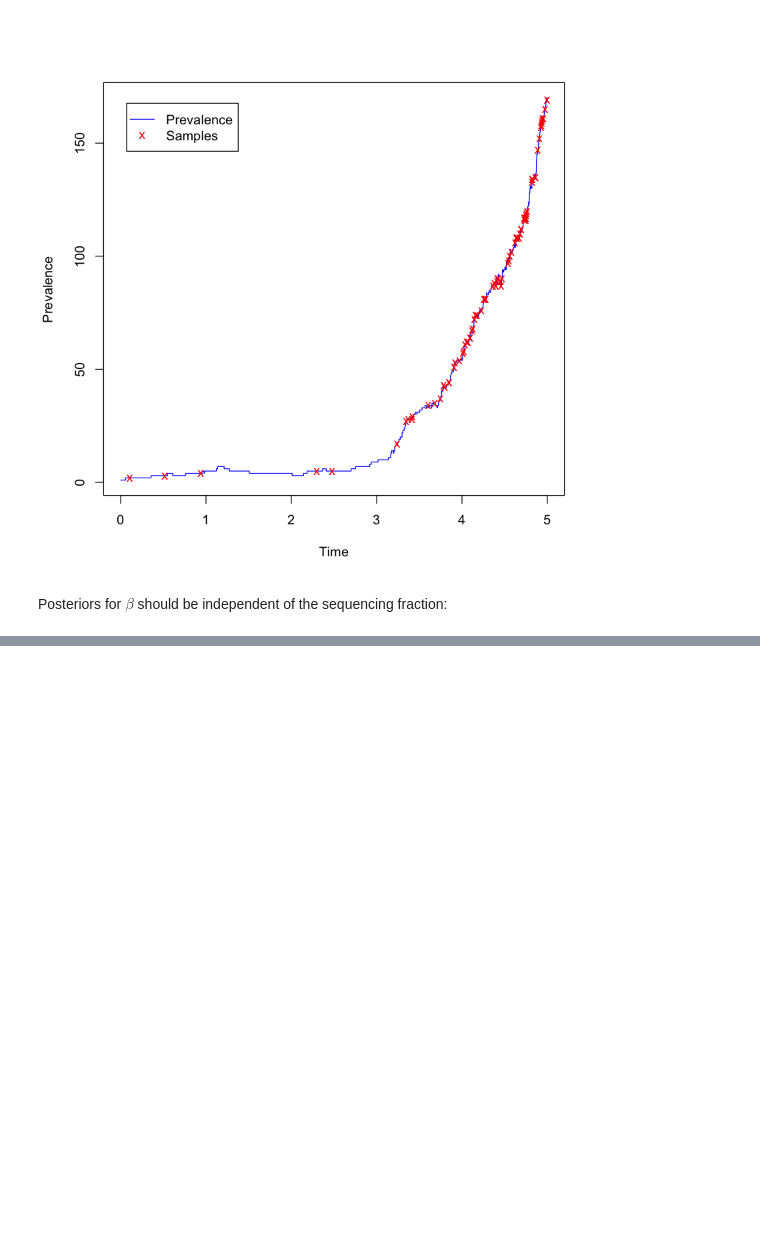
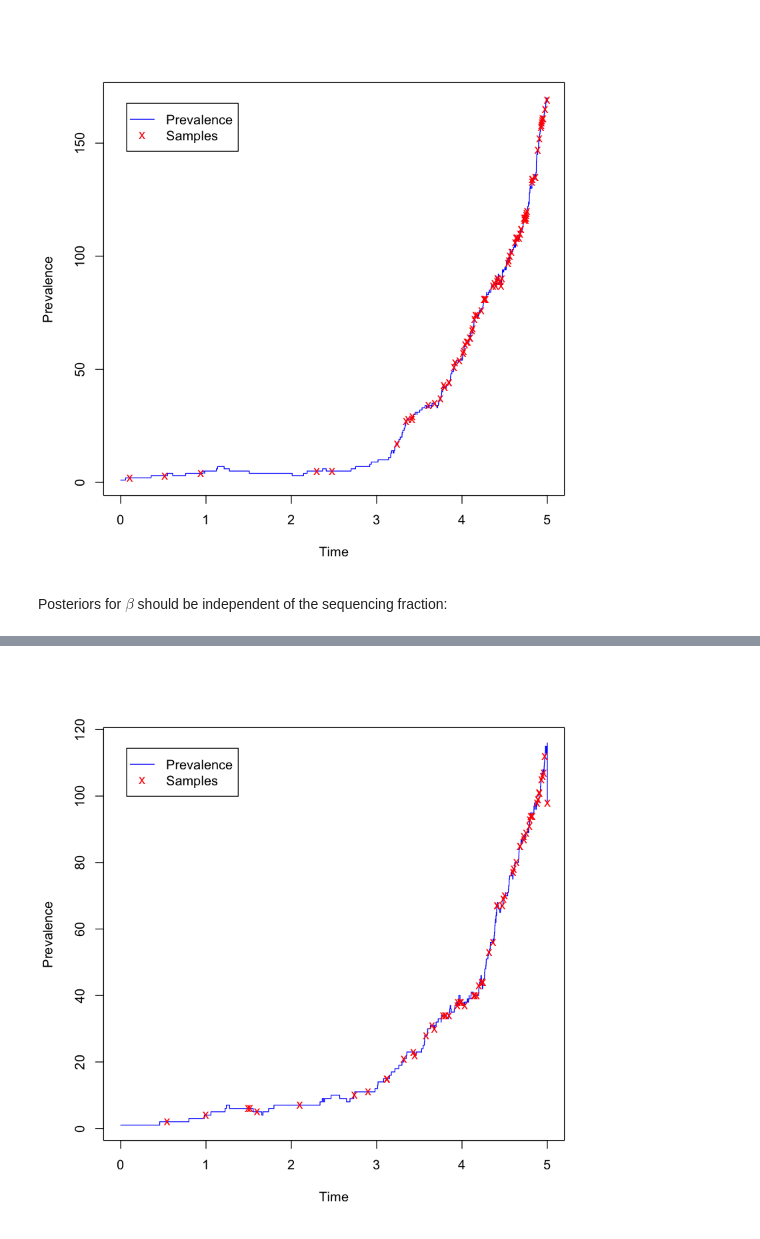
Before and after one commit to tgvaughan/EpiInf, a Jupyter notebook: validation/Incidence/Incidence_Validation.ipynb, the cells around one changed output, grey strips where cells are left out. Drawn from its saved outputs; the diff is of its cells as text; code cells hidden in the pictures; blank space fills up the shorter version.

```diff
--- a/validation/Incidence/Incidence_Validation.ipynb
+++ b/validation/Incidence/Incidence_Validation.ipynb
@@ -85,0 +87,13 @@ ggsave("validation_results_SA.png", pSA_compare,
+# %%
+df <- read.table("simulated_rhoSamp.traj", header=T)
+plot(df$t, df$I, 's', col='blue',
+    xlab="Time",
+    ylab="Prevalence")
+sampIdx <- which(df$eventType=="PSI_SAMPLE_NOREMOVE" | df$eventType=="RHO_SAMPLE")
+points(df$t[sampIdx], df$I[sampIdx], pch='x', col='red')
+legend('topleft', inset=0.05, c("Prevalence", "Samples"),
+       lty=c(1,0),
+       pch=c('','x'),
+       col=c("blue","red"))
+# %% [output]
+[figure, added]
```
Also changed, not shown: parts of 10 cells of this notebook, 2 other files.
